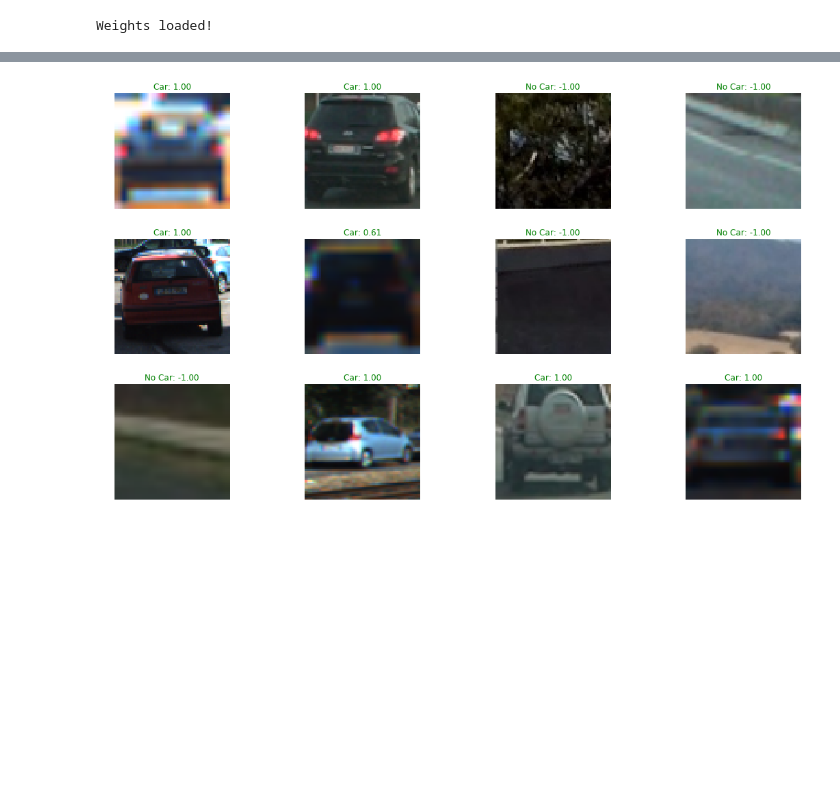
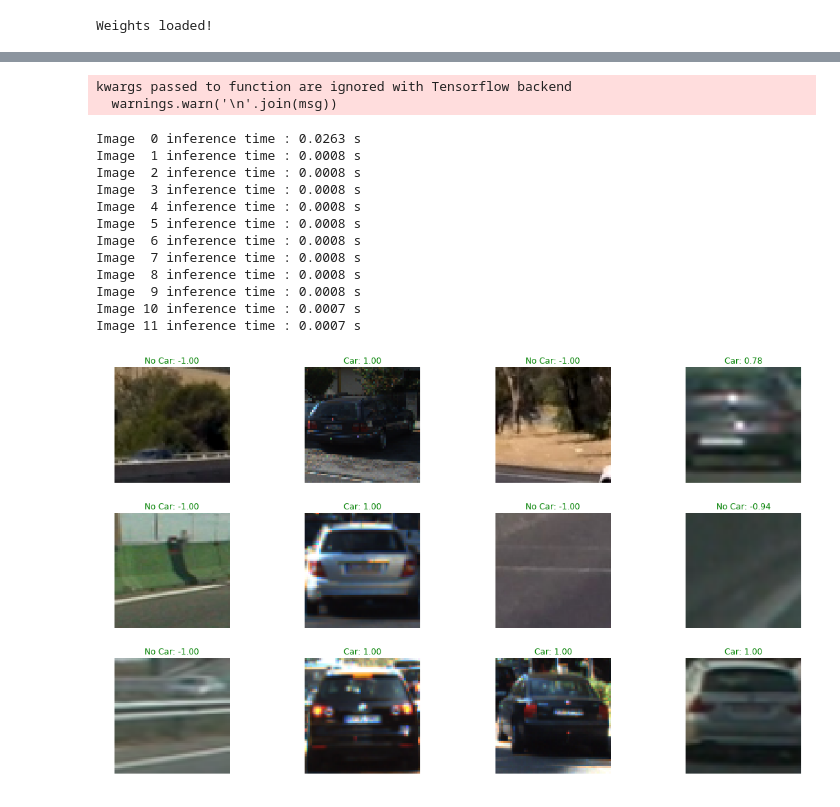
Before and after one commit to mlandry1/CarND, a Jupyter notebook: CarND-Vehicle-Detection-P5/P5-TrainModel.ipynb, the cells around one changed output, grey strips where cells are left out. Drawn from its saved outputs; the diff is of its cells as text; code cells hidden in the pictures; blank space fills up the shorter version.

```diff
--- a/CarND-Vehicle-Detection-P5/P5-TrainModel.ipynb
+++ b/CarND-Vehicle-Detection-P5/P5-TrainModel.ipynb
@@ -19,8 +19,8 @@ train_verbose_style = 2  # 1 every training image, 2 once very epoch
 
 # Training parameters
 use_generator = 0
-epoch_num = 20
-train_model = 0
+epoch_num = 30
+train_model = 1
 # %% [markdown]
 #### 2. Project 5 data set import
 
@@ -237,7 +248,7 @@ def keras_generator(features, labels, batch_size=32):
             yield shuffle(X, y)
 
 
-def generator(features, labels):
+def loader(features, labels):
     for iterable in keras_generator(features, labels, batch_size=len(features)):
         return iterable
 
@@ -249,5 +260,5 @@ if use_generator == 1:
     validation_generator = keras_generator(X_valid, y_valid, batch_size=32)
 else:
     # Load all the preprocessed images in memory
-    train_set =      generator(X_train, y_train)
-    validation_set = generator(X_valid, y_valid)
+    train_set =      loader(X_train, y_train)
+    validation_set = loader(X_valid, y_valid)
@@ -256,7 +274,5 @@ else:
 # %%
 from keras.callbacks import ModelCheckpoint
-from util import plot_train_results
-from util import keras_generator
 from keras.optimizers import Adam
 
 
@@ -274,7 +290,7 @@ def plot_train_results(history_object):
 
 
 if train_model == 1:
-    # Compile the model
+    # Compile the model using an Adam optimizer
     model.compile(optimizer=Adam(), loss='mse', metrics=['accuracy'])
 
     # saves the model weights after each epoch if the validation loss decreased
@@ -298,7 +314,7 @@ if train_model == 1:
     else:
         history_object = model.fit(train_set[0],
                                    train_set[1],
-                                   batch_size=128,
+                                   batch_size=64,
                                    epochs=epoch_num,
                                    verbose=train_verbose_style,
                                    callbacks=[checkpointer],
@@ -323,6 +369,8 @@ if display_output == 1:
 
     import matplotlib.pyplot as plt
     %matplotlib inline
+    import time
+    import numpy as np
 
     sample_num = 12
 
@@ -338,31 +386,51 @@ if display_output == 1:
         index = np.random.randint(validation_set[0].shape[0])
 
         # Add one dimension to the image to fit the CNN input shape...
         sample = np.reshape(validation_set[0][index], (1, 64,64,3))
 
+        # Record starting time
+        start_time = time.time()
+
         # Infer the label
         inference = model.predict(sample, batch_size=64, verbose=0)
+
+        # Print time difference...
+        print("Image %2d inference time : %.4f s" % (i, time.time() - start_time))
 
         # Extract inference value
         inference = inference[0][0]
 
         # Show the image
         color_str = 'green'
         if inference >= 0.0:
             title_str = "Car: {:4.2f}" .format(inference)
             if validation_set[1][index] != 1:
                 color_str = 'red'
         else:
             title_str = "No Car: {:4.2f}" .format(inference)
 
             if validation_set[1][index] != -1:
                 color_str = 'red'
 
         axarr[int(i/col_num), i % col_num].imshow(validation_set[0][index])
         axarr[int(i/col_num), i % col_num].set_title(title_str, color = color_str)
         axarr[int(i/col_num), i % col_num].axis('off')
 
     f.tight_layout()
     plt.show()
 # %% [output]
+kwargs passed to function are ignored with Tensorflow backend
+  warnings.warn('\n'.join(msg))
+Image  0 inference time : 0.0263 s
+Image  1 inference time : 0.0008 s
+Image  2 inference time : 0.0008 s
+Image  3 inference time : 0.0008 s
+Image  4 inference time : 0.0008 s
+Image  5 inference time : 0.0008 s
+Image  6 inference time : 0.0008 s
+Image  7 inference time : 0.0008 s
+Image  8 inference time : 0.0008 s
+Image  9 inference time : 0.0008 s
+Image 10 inference time : 0.0007 s
+Image 11 inference time : 0.0007 s
-[figure, old version]
+[figure, new version]
```
Also changed, not shown: parts of 14 cells of this notebook, 15 other files.
